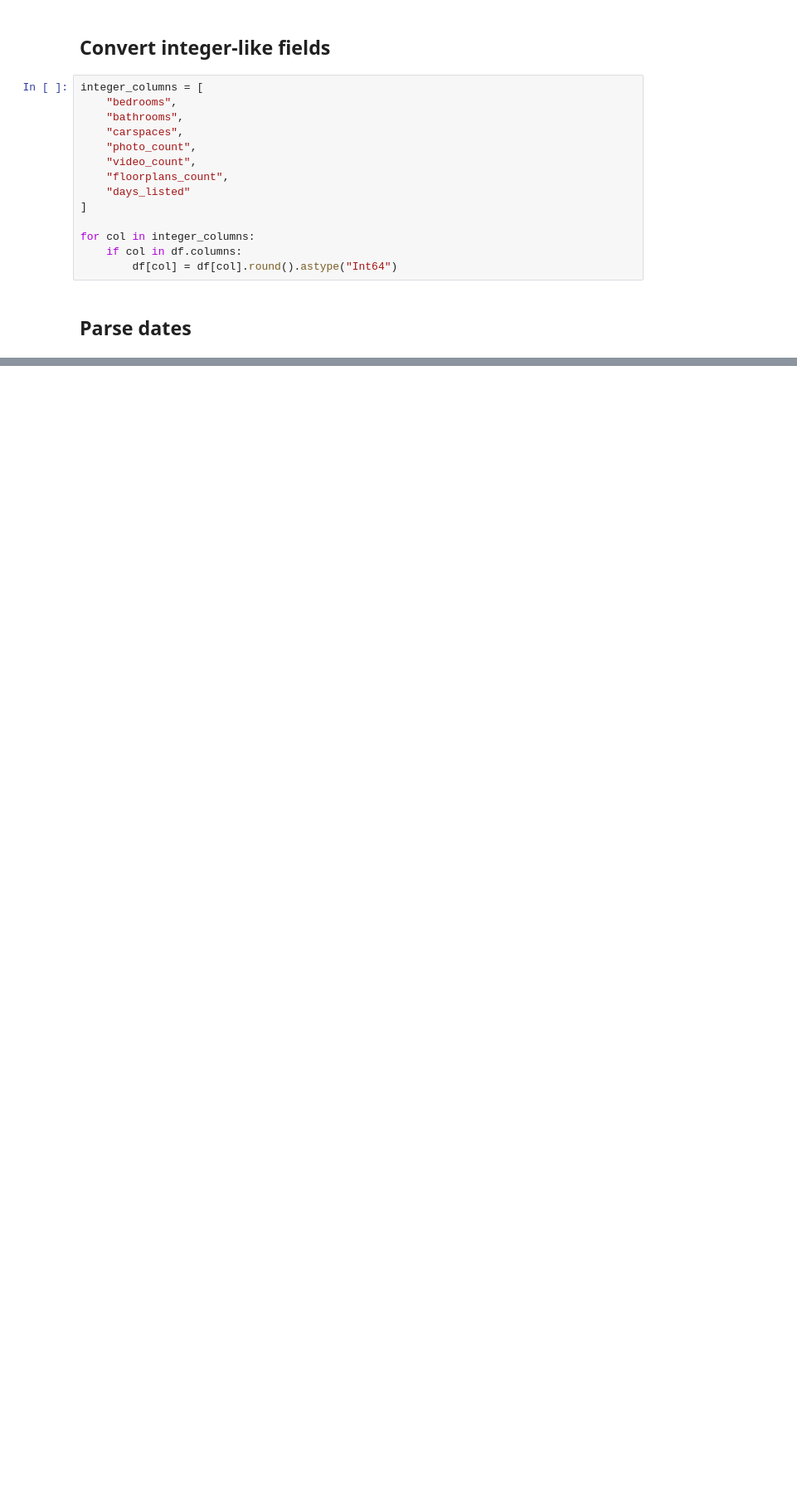
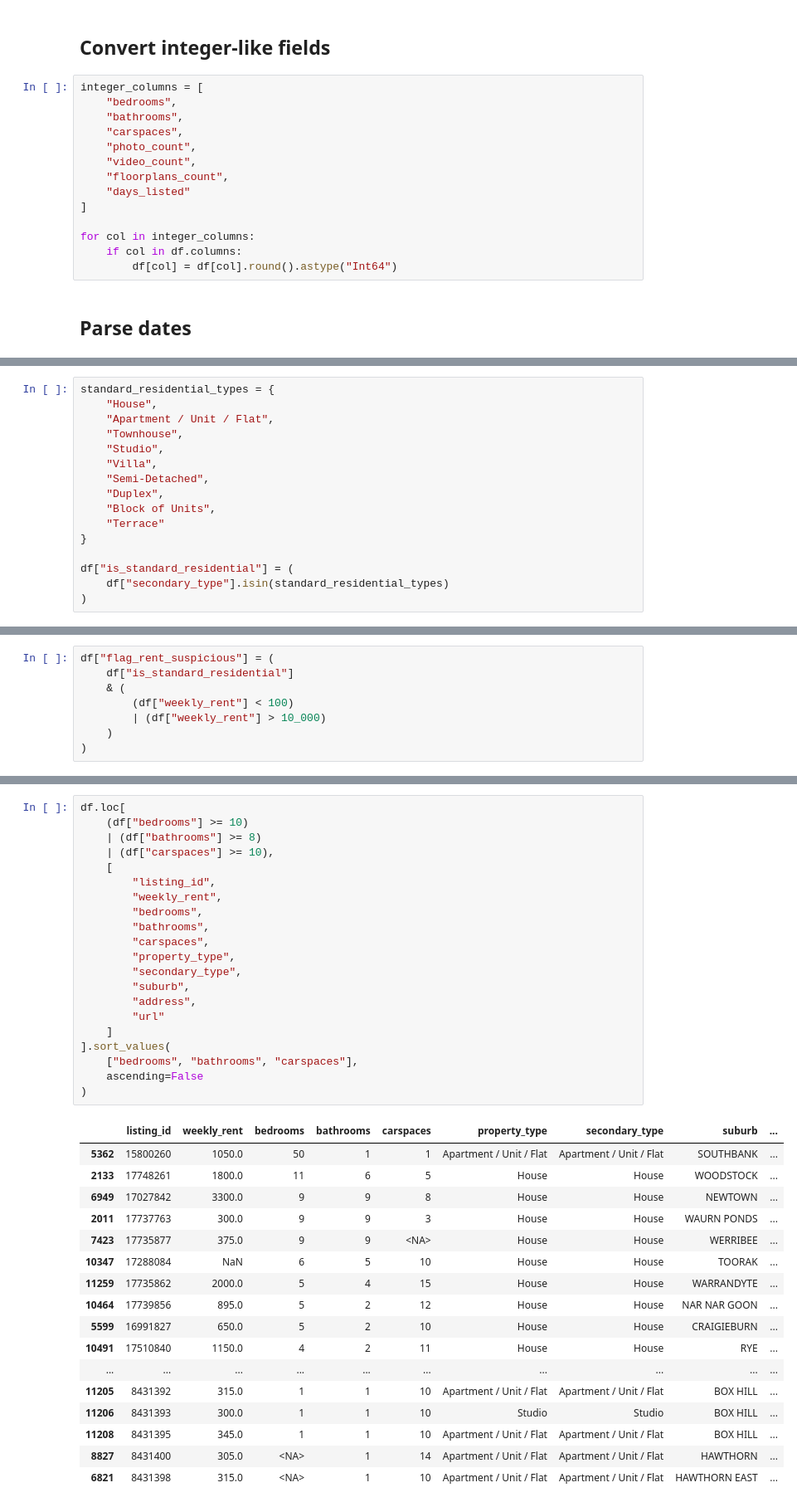
Before and after one commit to mdharmawan19/industry-project-group-55, a Jupyter notebook: notebooks/01_data_curation.ipynb, the cells around one changed output, grey strips where cells are left out. Shown at 83% size. Cells and saved outputs as stored; diff of their text form; blank space fills up the shorter version.

```diff
--- a/notebooks/01_data_curation.ipynb
+++ b/notebooks/01_data_curation.ipynb
@@ -187,0 +389,16 @@ for col in integer_columns:
+# %%
+standard_residential_types = {
+    "House",
+    "Apartment / Unit / Flat",
+    "Townhouse",
+    "Studio",
+    "Villa",
+    "Semi-Detached",
+    "Duplex",
+    "Block of Units",
+    "Terrace"
+}
+
+df["is_standard_residential"] = (
+    df["secondary_type"].isin(standard_residential_types)
+)
@@ -187,0 +414,8 @@ for col in integer_columns:
+# %%
+df["flag_rent_suspicious"] = (
+    df["is_standard_residential"]
+    & (
+        (df["weekly_rent"] < 100)
+        | (df["weekly_rent"] > 10_000)
+    )
+)
@@ -187,0 +450,39 @@ for col in integer_columns:
+# %%
+df.loc[
+    (df["bedrooms"] >= 10)
+    | (df["bathrooms"] >= 8)
+    | (df["carspaces"] >= 10),
+    [
+        "listing_id",
+        "weekly_rent",
+        "bedrooms",
+        "bathrooms",
+        "carspaces",
+        "property_type",
+        "secondary_type",
+        "suburb",
+        "address",
+        "url"
+    ]
+].sort_values(
+    ["bedrooms", "bathrooms", "carspaces"],
+    ascending=False
+)
+# %% [output]
+|  | listing_id | weekly_rent | bedrooms | bathrooms | carspaces | property_type | secondary_type | suburb | ... |
+| 5362 | 15800260 | 1050.0 | 50 | 1 | 1 | Apartment / Unit / Flat | Apartment / Unit / Flat | SOUTHBANK | ... |
+| 2133 | 17748261 | 1800.0 | 11 | 6 | 5 | House | House | WOODSTOCK | ... |
+| 6949 | 17027842 | 3300.0 | 9 | 9 | 8 | House | House | NEWTOWN | ... |
+| 2011 | 17737763 | 300.0 | 9 | 9 | 3 | House | House | WAURN PONDS | ... |
+| 7423 | 17735877 | 375.0 | 9 | 9 | <NA> | House | House | WERRIBEE | ... |
+| 10347 | 17288084 | NaN | 6 | 5 | 10 | House | House | TOORAK | ... |
+| 11259 | 17735862 | 2000.0 | 5 | 4 | 15 | House | House | WARRANDYTE | ... |
+| 10464 | 17739856 | 895.0 | 5 | 2 | 12 | House | House | NAR NAR GOON | ... |
+| 5599 | 16991827 | 650.0 | 5 | 2 | 10 | House | House | CRAIGIEBURN | ... |
+| 10491 | 17510840 | 1150.0 | 4 | 2 | 11 | House | House | RYE | ... |
+| ... | ... | ... | ... | ... | ... | ... | ... | ... | ... |
+| 11205 | 8431392 | 315.0 | 1 | 1 | 10 | Apartment / Unit / Flat | Apartment / Unit / Flat | BOX HILL | ... |
+| 11206 | 8431393 | 300.0 | 1 | 1 | 10 | Studio | Studio | BOX HILL | ... |
+| 11208 | 8431395 | 345.0 | 1 | 1 | 10 | Apartment / Unit / Flat | Apartment / Unit / Flat | BOX HILL | ... |
+| 8827 | 8431400 | 305.0 | <NA> | 1 | 14 | Apartment / Unit / Flat | Apartment / Unit / Flat | HAWTHORN | ... |
+| 6821 | 8431398 | 315.0 | <NA> | 1 | 10 | Apartment / Unit / Flat | Apartment / Unit / Flat | HAWTHORN EAST | ... |
```
Also changed, not shown: parts of 63 cells of this notebook.
